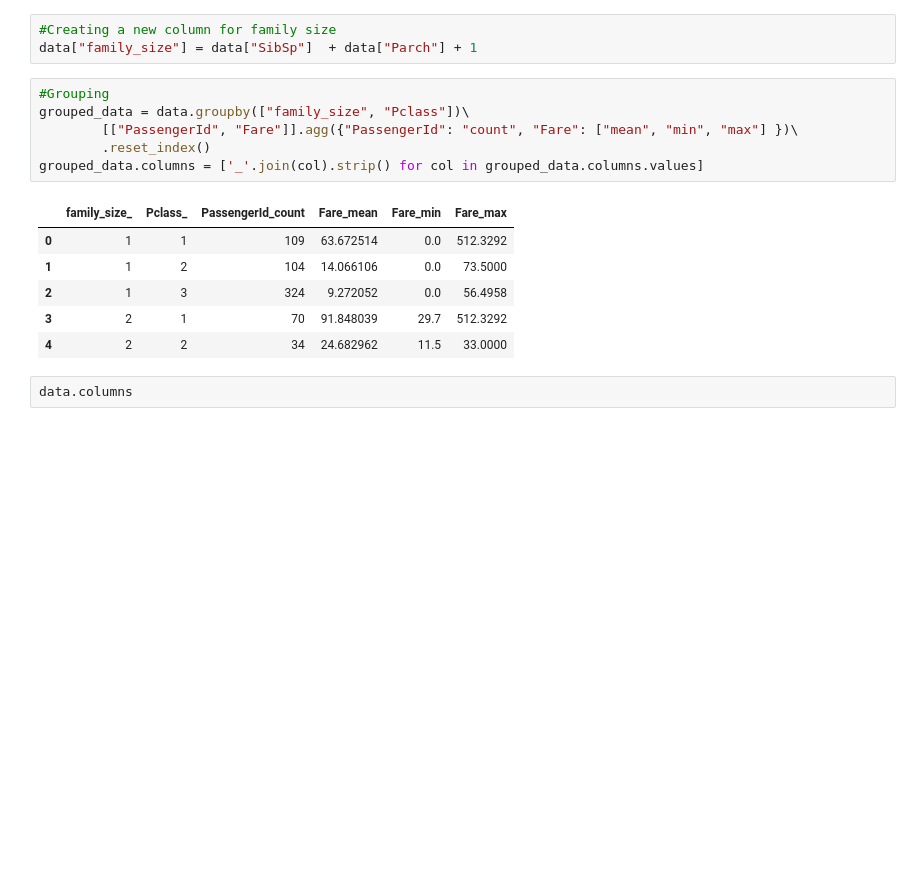
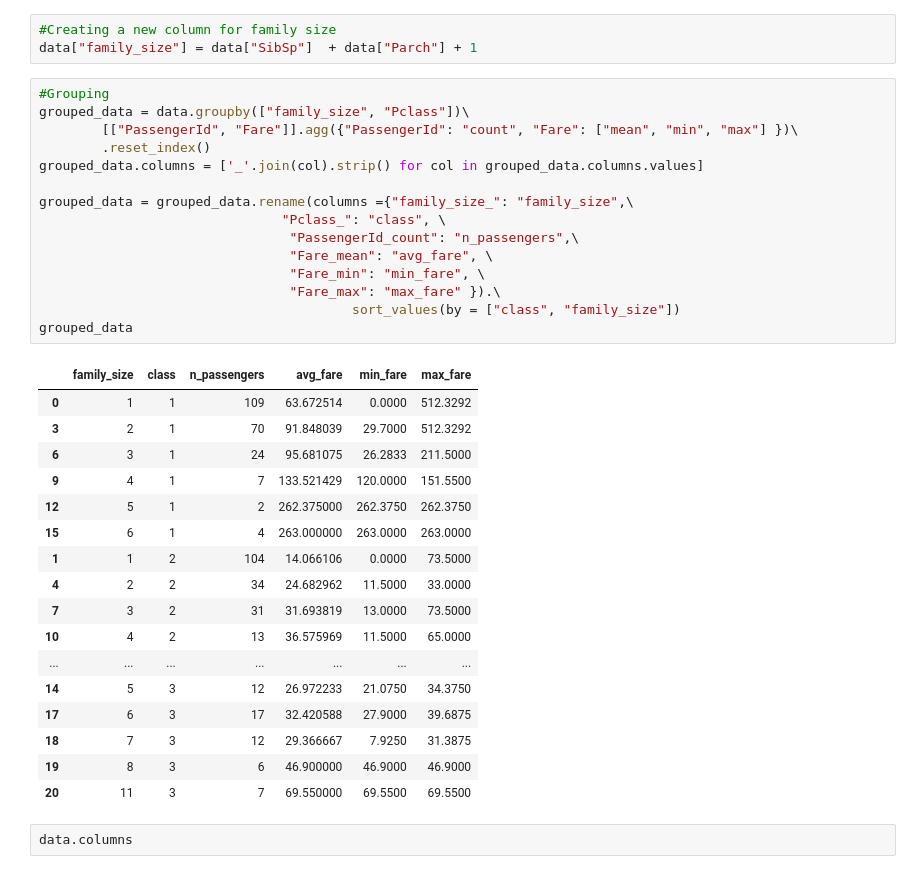
Before and after one commit to sjhawkins24/week-5, a Jupyter notebook: exercises.ipynb, the cells around one changed output. Drawn from its saved outputs; the diff is of its cells as text; blank space fills up the shorter version.

```diff
--- a/exercises.ipynb
+++ b/exercises.ipynb
@@ -182,16 +182,36 @@ data["family_size"] = data["SibSp"]  + data["Parch"] + 1
 # %%
 #Grouping
 grouped_data = data.groupby(["family_size", "Pclass"])\
         [["PassengerId", "Fare"]].agg({"PassengerId": "count", "Fare": ["mean", "min", "max"] })\
         .reset_index()
 grouped_data.columns = ['_'.join(col).strip() for col in grouped_data.columns.values]
+
+grouped_data = grouped_data.rename(columns ={"family_size_": "family_size",\
+                               "Pclass_": "class", \
+                                "PassengerId_count": "n_passengers",\
+                                "Fare_mean": "avg_fare", \
+                                "Fare_min": "min_fare", \
+                                "Fare_max": "max_fare" }).\
+                                        sort_values(by = ["class", "family_size"])
+grouped_data
 # %% [output]
-|  | family_size_ | Pclass_ | PassengerId_count | Fare_mean | Fare_min | Fare_max |
-| 0 | 1 | 1 | 109 | 63.672514 | 0.0 | 512.3292 |
-| 1 | 1 | 2 | 104 | 14.066106 | 0.0 | 73.5000 |
-| 2 | 1 | 3 | 324 | 9.272052 | 0.0 | 56.4958 |
-| 3 | 2 | 1 | 70 | 91.848039 | 29.7 | 512.3292 |
-| 4 | 2 | 2 | 34 | 24.682962 | 11.5 | 33.0000 |
+|  | family_size | class | n_passengers | avg_fare | min_fare | max_fare |
+| 0 | 1 | 1 | 109 | 63.672514 | 0.0000 | 512.3292 |
+| 3 | 2 | 1 | 70 | 91.848039 | 29.7000 | 512.3292 |
+| 6 | 3 | 1 | 24 | 95.681075 | 26.2833 | 211.5000 |
+| 9 | 4 | 1 | 7 | 133.521429 | 120.0000 | 151.5500 |
+| 12 | 5 | 1 | 2 | 262.375000 | 262.3750 | 262.3750 |
+| 15 | 6 | 1 | 4 | 263.000000 | 263.0000 | 263.0000 |
+| 1 | 1 | 2 | 104 | 14.066106 | 0.0000 | 73.5000 |
+| 4 | 2 | 2 | 34 | 24.682962 | 11.5000 | 33.0000 |
+| 7 | 3 | 2 | 31 | 31.693819 | 13.0000 | 73.5000 |
+| 10 | 4 | 2 | 13 | 36.575969 | 11.5000 | 65.0000 |
+| ... | ... | ... | ... | ... | ... | ... |
+| 14 | 5 | 3 | 12 | 26.972233 | 21.0750 | 34.3750 |
+| 17 | 6 | 3 | 17 | 32.420588 | 27.9000 | 39.6875 |
+| 18 | 7 | 3 | 12 | 29.366667 | 7.9250 | 31.3875 |
+| 19 | 8 | 3 | 6 | 46.900000 | 46.9000 | 46.9000 |
+| 20 | 11 | 3 | 7 | 69.550000 | 69.5500 | 69.5500 |
 # %%
 data.columns
 # %% [output]
```
